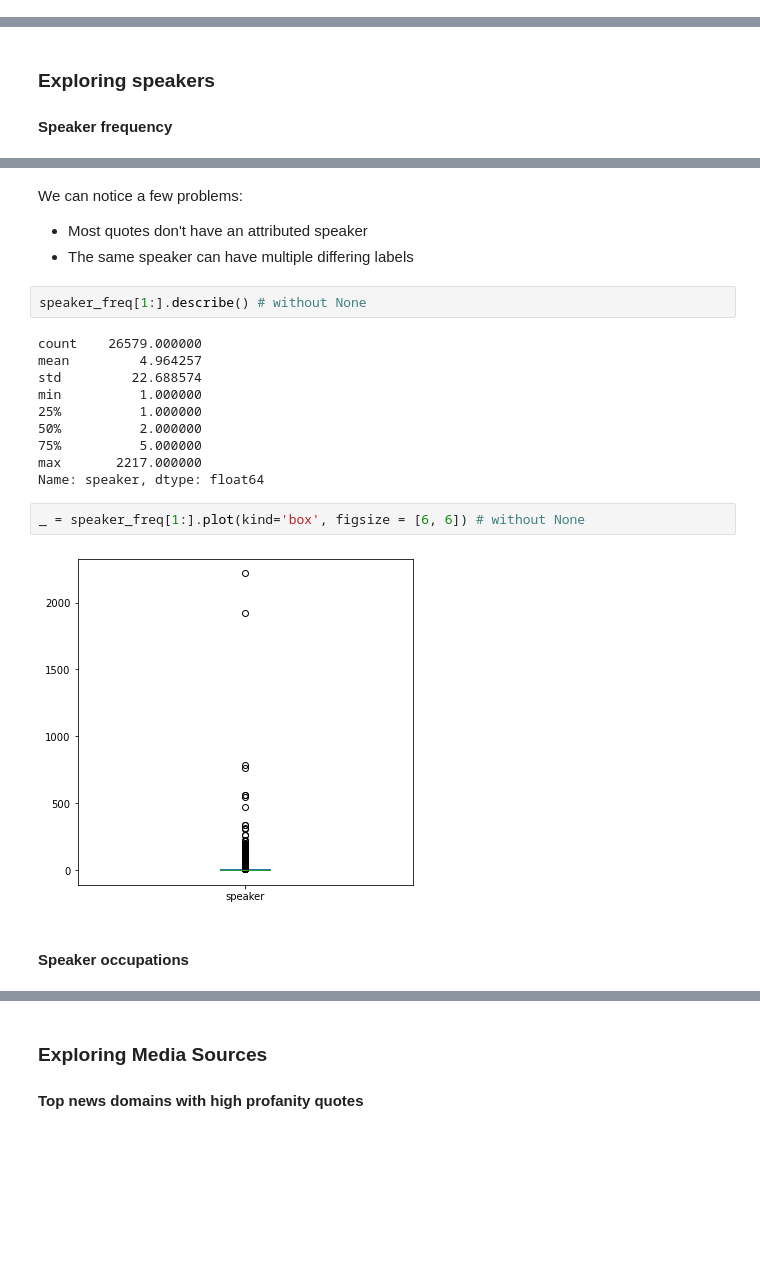
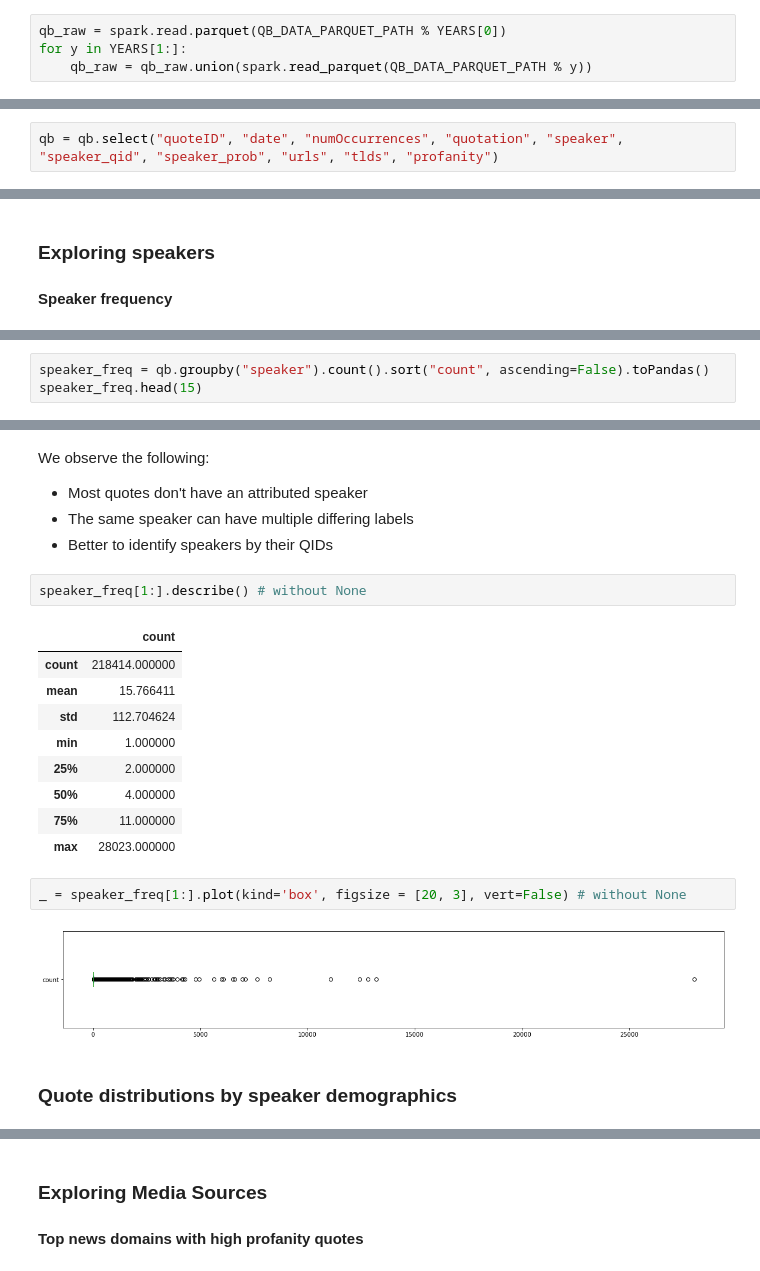
Before and after one commit to epfl-ada/ada-2021-project-k-beans, a Jupyter notebook: final_notebook.ipynb, the cells around one changed output, grey strips where cells are left out. Drawn from its saved outputs; the diff is of its cells as text; blank space fills up the shorter version.

```diff
--- a/final_notebook.ipynb
+++ b/final_notebook.ipynb
@@ -171,0 +220,4 @@ spk_attr = spark.read.parquet(SPK_ATTR_WITH_LABELS_PATH)
+# %%
+qb_raw = spark.read.parquet(QB_DATA_PARQUET_PATH % YEARS[0])
+for y in YEARS[1:]:
+    qb_raw = qb_raw.union(spark.read_parquet(QB_DATA_PARQUET_PATH % y))
@@ -242,3 +324,5 @@ len(df[df.duplicated('quoteID')]) # 0 ~> no duplicate rows
+# %%
+qb = qb.select("quoteID", "date", "numOccurrences", "quotation", "speaker", "speaker_qid", "speaker_prob", "urls", "tlds", "profanity")
 # %% [markdown]
 ## Data Exploration and Visualization
 # %% [markdown]
@@ -307,0 +400,3 @@ Name: speaker, dtype: int64
+# %%
+speaker_freq = qb.groupby("speaker").count().sort("count", ascending=False).toPandas()
+speaker_freq.head(15)
@@ -308,22 +420,23 @@ Name: speaker, dtype: int64
 # %% [markdown]
-We can notice a few problems:
+We observe the following:
  - Most quotes don't have an attributed speaker
  - The same speaker can have multiple differing labels
+ - Better to identify speakers by their QIDs
 # %%
 speaker_freq[1:].describe() # without None
 # %% [output]
-count    26579.000000
-mean         4.964257
-std         22.688574
-min          1.000000
-25%          1.000000
-50%          2.000000
-75%          5.000000
-max       2217.000000
-Name: speaker, dtype: float64
+|  | count |
+| count | 218414.000000 |
+| mean | 15.766411 |
+| std | 112.704624 |
+| min | 1.000000 |
+| 25% | 2.000000 |
+| 50% | 4.000000 |
+| 75% | 11.000000 |
+| max | 28023.000000 |
 # %%
-_ = speaker_freq[1:].plot(kind='box', figsize = [6, 6]) # without None
+_ = speaker_freq[1:].plot(kind='box', figsize = [20, 3], vert=False) # without None
 # %% [output]
-[figure, old version]
+[figure, new version]
 # %% [markdown]
-#### Speaker occupations
+### Quote distributions by speaker demographics
```
Also changed, not shown: parts of 121 cells of this notebook.
